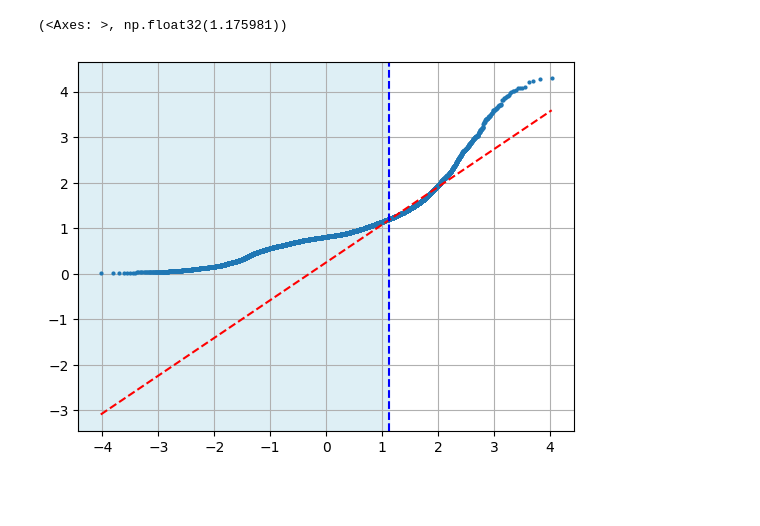
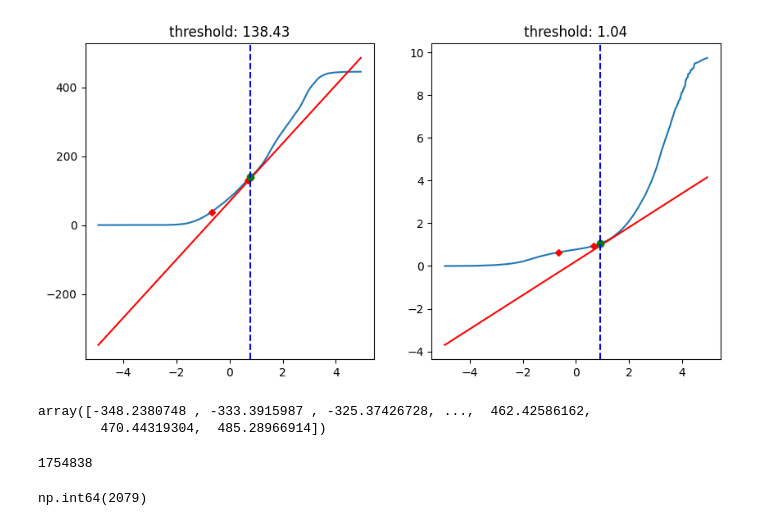
Before and after one commit to avkoehl/valleyx, a Jupyter notebook: notebooks/Clubb2017.ipynb, the cells around one changed output. Drawn from its saved outputs; the diff is of its cells as text; code cells hidden in the pictures; blank space fills up the shorter version.

Commit message:
still debugging Clubb2017 method, need to compare with their software outputs

```diff
--- a/notebooks/Clubb2017.ipynb
+++ b/notebooks/Clubb2017.ipynb
@@ -58,5 +70,43 @@ Clubb2017_qq_threshold(hand, plot=True)
+# %%
+def probplot(raster, ax=None, percentile_1=25, percentile_2=75, difference_threshold=0.01):
+    values = raster.data.flatten()
+    values = values[np.isfinite(values)]
+    values = np.sort(values)
+
+    # construct normal distribution from percentiles
+    norm_dist = norm_dist_from_percentiles(values, percentile_1, percentile_2)
+
+    osm, osr = stats.probplot(values, dist=norm_dist, plot=None, fit=False)
+    diff = np.abs(osr - osm) / (values.max() - values.min())
+    inds = diff < difference_threshold
+    threshold_ind = np.argmax(inds)
+    threshold = values[threshold_ind]
+
+    osm_zscore = (osm - norm_dist.mean()) / norm_dist.std()
+
+    if ax is None:
+        fig, ax = plt.subplots()
+
+    ax.plot(osm_zscore, osr)
+    ax.plot(osm_zscore, osm, 'r')
+
+    val1 = np.percentile(values, percentile_1)
+    val2 = np.percentile(values, percentile_2)
+    z1 = stats.norm.ppf(percentile_1/100)
+    z2 = stats.norm.ppf(percentile_2/100)
+
+
+    ax.plot(z1, val1, 'rD', markersize=4)
+    ax.plot(z2, val2, 'rD', markersize=4)
+
+    ax.plot(osm_zscore[threshold_ind], threshold, 'go')
+
+    ax.axvline(x=osm_zscore[threshold_ind], color='b', linestyle='--')
+    ax.set_title(f'threshold: {threshold:.2f}')
+    return threshold
 # %%
-Clubb2017_qq_threshold(slope, plot=True)
+fig, axes = plt.subplots(1,2, figsize=(10,5))
+ht = probplot(dataset['hand'], ax=axes[0])
+st = probplot(dataset['slope_gradient'], ax=axes[1])
 # %% [output]
-(<Axes: >, np.float32(1.175981))
-[figure, old version]
+[figure, new version]
@@ -62,0 +123,9 @@ Clubb2017_qq_threshold(slope, plot=True)
+# %%
+osm
+# %% [output]
+array([-348.2380748 , -333.3915987 , -325.37426728, ...,  462.42586162,
+        470.44319304,  485.28966914])
+# %%
+len(osr)
+# %% [output]
+1754838
@@ -62,0 +142,4 @@ Clubb2017_qq_threshold(slope, plot=True)
+# %%
+np.argmax(diff < diff_threshold)
+# %% [output]
+np.int64(2079)
```
Also changed, not shown: parts of 20 cells of this notebook, 1 other file.
